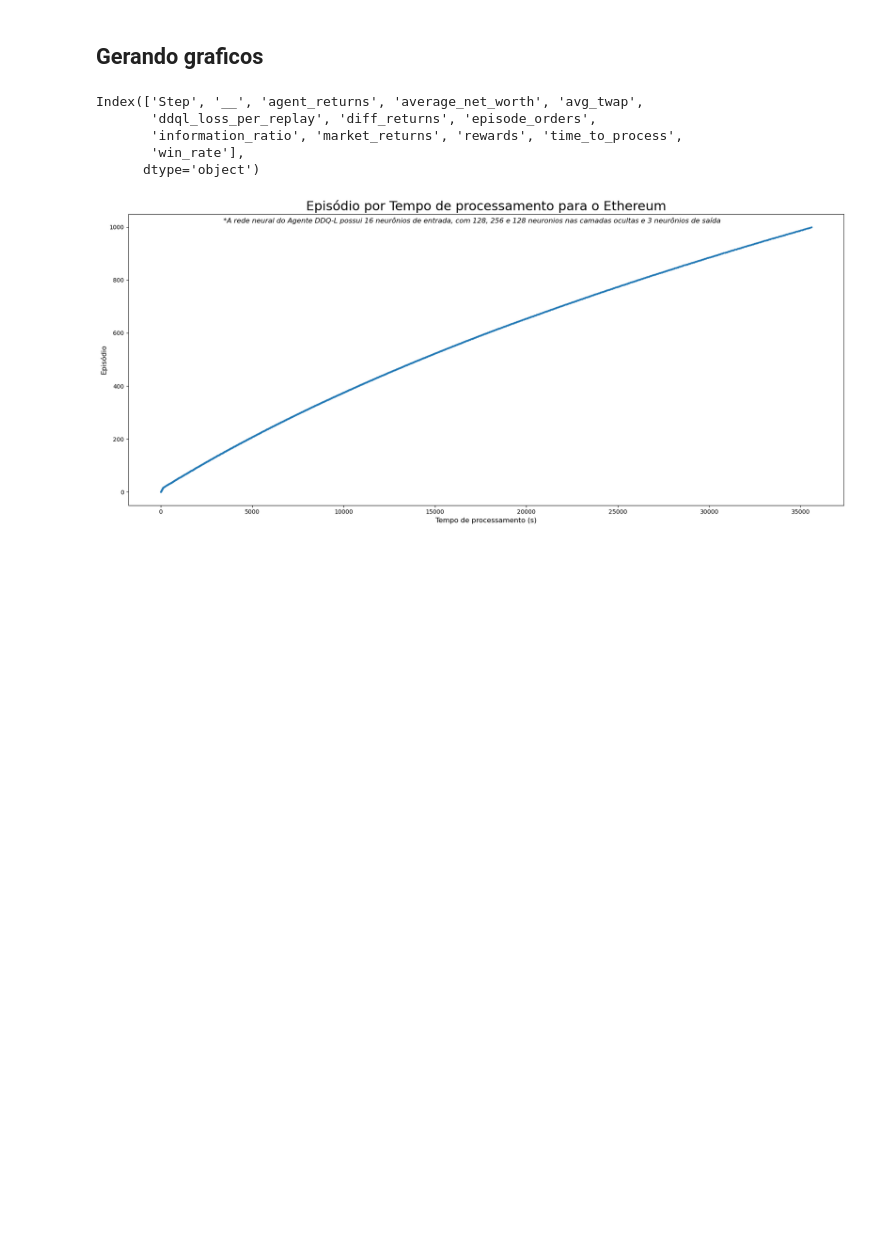
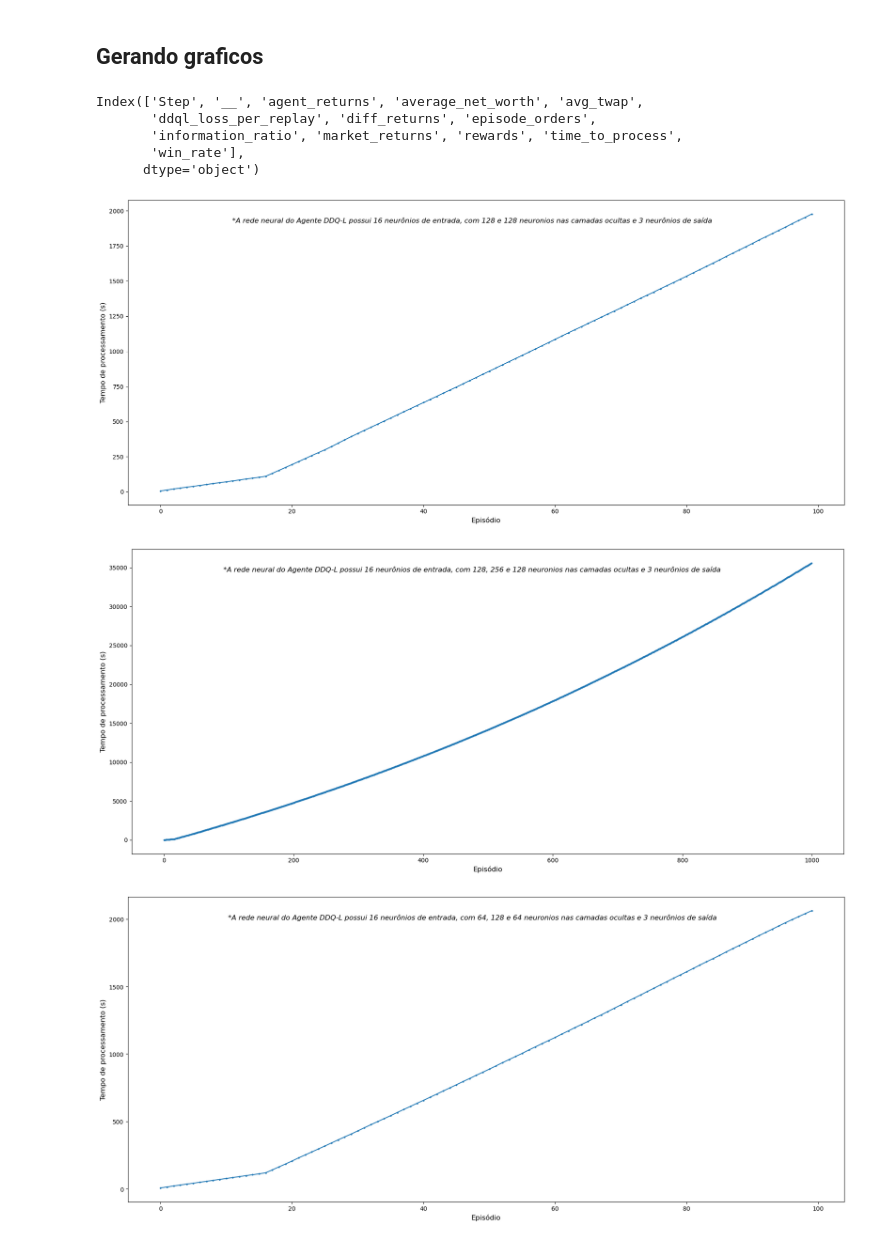
Before and after one commit to douglasnacl/master, a Jupyter notebook: build-table.ipynb, the cells around one changed output. Drawn from its saved outputs; the diff is of its cells as text; code cells hidden in the pictures; blank space fills up the shorter version.

```diff
--- a/build-table.ipynb
+++ b/build-table.ipynb
@@ -5,10 +5,10 @@ import os
 # %% [markdown]
 ## Obtendo a lista de repositorios
 # %%
-folder_path = '.'
+folder_path = './runs/csv/'
 
 items_list = os.listdir(folder_path)
 
-directories = [item for item in items_list if os.path.isdir(os.path.join(folder_path, item))]
+directories = [folder_path + item for item in items_list if os.path.isdir(os.path.join(folder_path, item))]
 directories
 # %% [output]
@@ -143,7 +144,7 @@ Index(['Step', '__', 'agent_returns', 'average_net_worth', 'avg_twap',
        'win_rate'],
       dtype='object')
 # %%
-def plot_data(directories_dict, axis, axis_label='', title=''):
+def plot_data(directories_dict, axis, axis_label=''):
     def get_network_architecture(input_text):
         input = re.search(r'input: (\d+)', input_text).group(1)
 
@@ -157,6 +158,13 @@ def plot_data(directories_dict, axis, axis_label='', title=''):
         output_text = f'*A rede neural do Agente DDQ-L possui {input} neurônios de entrada, com {hidden_layers} neuronios nas camadas ocultas e {output} neurônios de saída'
 
         return output_text
+
+    def get_file_name(title, input_text,length):
+
+        hidden_layers = re.search(r'internals: \((.*?)\)', input_text).group(1)
+        hidden_layers = hidden_layers.split(', ')
+
+        return f"{title} - {'_'.join(hidden_layers)} - {length}"
 
     def translate_fn(key, type='title'):
         translate_dict = {
@@ -191,17 +199,22 @@ def plot_data(directories_dict, axis, axis_label='', title=''):
 
     df = directories_dict.get('dataframe')
     plt.plot(df[x], df[y], marker='o',linestyle='-', markersize=2)
-    title = f"{translate_fn(y_label, 'title')} por {translate_fn(x_label, 'title')} para o {'Bitcoin' if directories_dict.get('stock_name') == 'BTCUSD_1h' else 'Ethereum'}"
-    ax = plt.title(title, fontsize=22)
+    title = f"{translate_fn(y_label, 'title')} por {translate_fn(x_label, 'title')} para o {'Bitcoin' if directories_dict.get('stock_name') == 'BTCUSD_1h' else 'Ethereum'} ({directories_dict.get('processing_device')})"
+    # ax = plt.title(title, fontsize=22)
 
-    ax = plt.suptitle(get_network_architecture(directories_dict.get("network_architecture")), fontsize=12, style='italic' , y=0.93)
+    subtitle = directories_dict.get("network_architecture")
+    ax = plt.suptitle(get_network_architecture(subtitle), fontsize=12, style='italic' , y=0.93)
 
     ax=plt.xlabel(translate_fn(x_label, 'label') , fontsize=12)
     ax=plt.ylabel(translate_fn(y_label, 'label') , fontsize=12)
     ax=plt.gca()
     fig.tight_layout()
+    plt.savefig(f"./runs/images/{get_file_name(title, subtitle, len(df))}.png")
     plt.show()
-
-plot_data(directories_dict[1], axis=('time_to_process', 'Step'), title='Close')
-# %% [output]
-[figure, removed]
+# %%
+for directory in directories_dict:
+    plot_data(directory, axis=('Step', 'time_to_process'))
+# %% [output]
+[figure, added]
+[figure, added]
+[figure, added]
```
Also changed, not shown: parts of 5 cells of this notebook.
